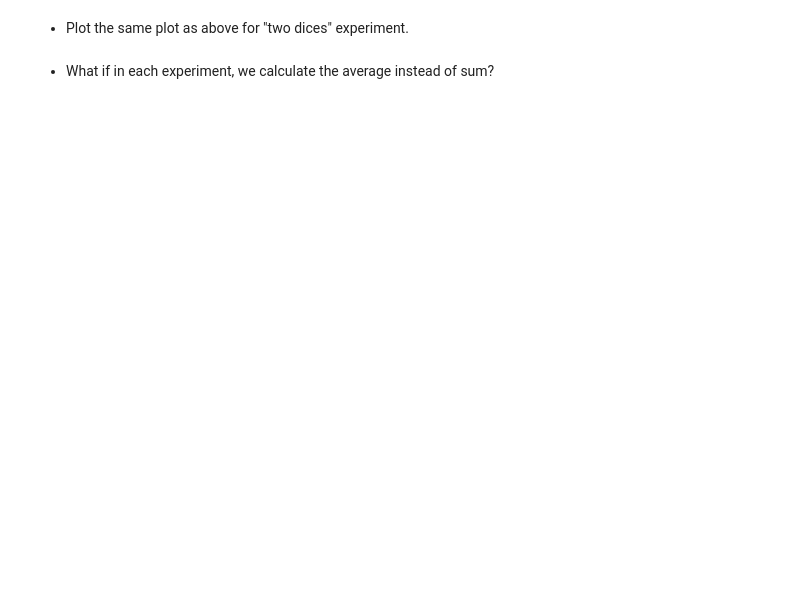
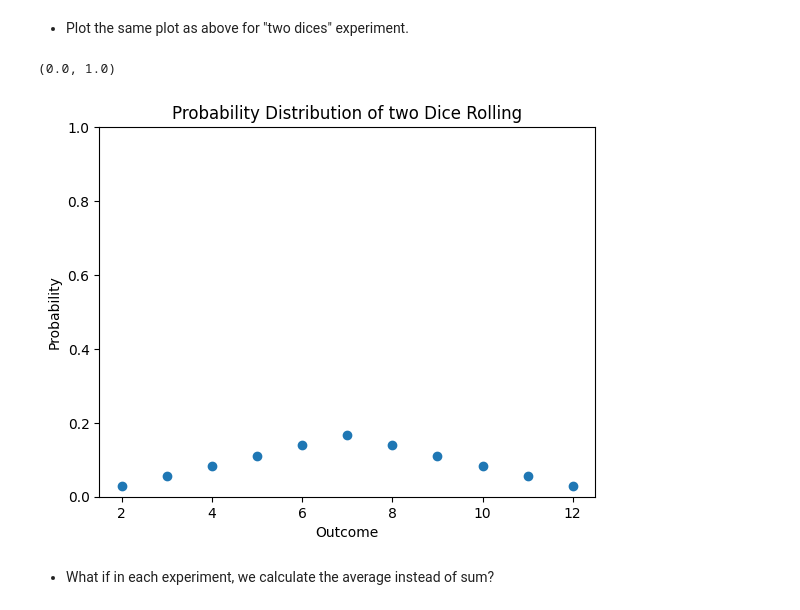
Before and after one commit to lalopezpa/stochastics, a Jupyter notebook: Tutorial_01.ipynb, the cells around one changed output. Drawn from its saved outputs; the diff is of its cells as text; code cells hidden in the pictures; blank space fills up the shorter version.

```diff
--- a/Tutorial_01.ipynb
+++ b/Tutorial_01.ipynb
@@ -160,20 +175,23 @@ print(f"The probability that the sum of the numbers shown is equal to 7 is: {pro
 *   Plot the same plot as above for "two dices" experiment.
 # %%
 ## start
-total_outcomes = None
+total_outcomes = 6*6
 ## end
 
 possible_sums = [2,3,4,5,6,7,8,9,10,11,12]
 
 probs = [1/total_outcomes,2/total_outcomes,3/total_outcomes,4/total_outcomes,
          5/total_outcomes,6/total_outcomes,5/total_outcomes,4/total_outcomes,
          3/total_outcomes,2/total_outcomes,1/total_outcomes]
 
 plt.scatter(possible_sums, probs)
 plt.title('Probability Distribution of two Dice Rolling')
 plt.xlabel('Outcome')
 plt.ylabel('Probability')
 plt.ylim(0,1)
+# %% [output]
+(0.0, 1.0)
+[figure, added]
 # %% [markdown]
 
 
```
Also changed, not shown: parts of 9 cells of this notebook.
